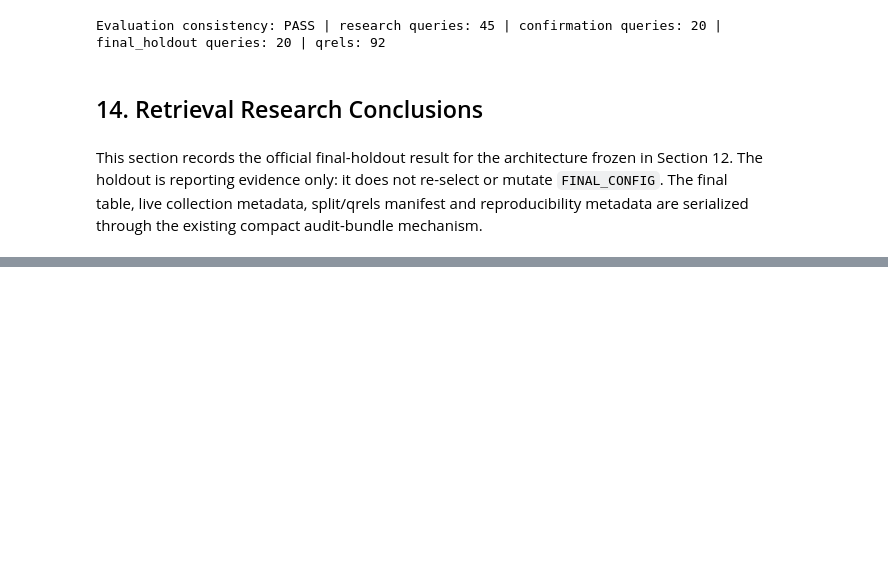
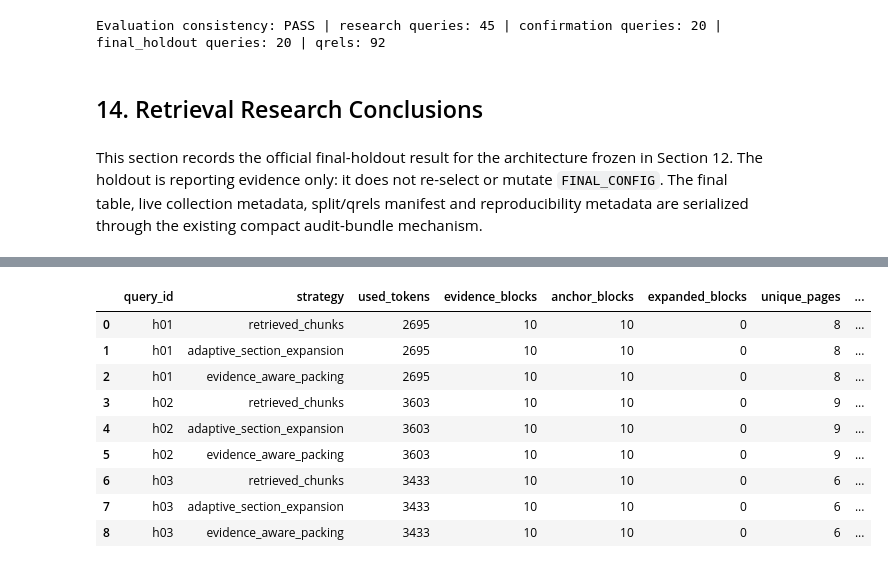
Before and after one commit to artyomboyko/Qdrant_Final_Project, a Jupyter notebook: notebooks/01_qdrant_rag_research_retrieval.ipynb, the cells around one changed output, grey strips where cells are left out. Drawn from its saved outputs; the diff is of its cells as text; code cells hidden in the pictures; blank space fills up the shorter version.

Commit message:
Complete context engineering section

```diff
--- a/notebooks/01_qdrant_rag_research_retrieval.ipynb
+++ b/notebooks/01_qdrant_rag_research_retrieval.ipynb
@@ -8248,0 +9084,87 @@ The retrieval phase is complete: the architecture is frozen, `docs_search_final`
+# %%
+context_sanity_queries = (
+    all_evaluation_df.loc[
+        all_evaluation_df["split"].isin(["research", "confirmation"]),
+        ["query_id", "query", "split"],
+    ]
+    .sort_values("query_id")
+    .head(CONTEXT_SANITY_QUERIES)
+    .copy()
+)
+assert len(context_sanity_queries) == CONTEXT_SANITY_QUERIES
+assert context_sanity_queries["query_id"].is_unique
+assert context_sanity_queries["split"].isin(["research", "confirmation"]).all()
+
+context_retrieval_inputs, context_packs, context_diagnostics = {}, {}, []
+for row in tqdm(context_sanity_queries.itertuples(index=False),
+                total=len(context_sanity_queries), desc="Context sanity", unit="query"):
+    points = _query_final_points(
+        row.query, client=cloud_client, collection_name=FINAL_CONFIG["collection_name"],
+        payload=list(CONTEXT_PAYLOAD),
+    )
+    candidates = normalize_context_candidates(points)[:FINAL_CONFIG["retrieval"]["top_k"]]
+    context_retrieval_inputs[row.query_id] = candidates
+    original_by_rank = {c.retrieval_rank: c for c in candidates}
+    for strategy in CONTEXT_STRATEGIES:
+        pack = build_context(row.query, candidates, strategy)
+        context_packs[row.query_id, strategy] = pack
+        assert pack.context_text and pack.evidence_blocks, (row.query_id, strategy)
+        assert pack.used_tokens == count_context_tokens(pack.context_text) <= pack.token_budget
+        assert list(pack.sources) == [f"S{i}" for i in range(1, len(pack.evidence_blocks) + 1)]
+        identities, pages, expanded_text_keys = [], set(), []
+        anchor_text_keys = {context_text_key(c.chunk_text) for c in candidates}
+        for block in pack.evidence_blocks:
+            anchor = original_by_rank[block.retrieval_rank]
+            identities.append(anchor.identity)
+            pages.add(anchor.page_identity)
+            assert block.point_id == anchor.point_id
+            assert (block.page_title, block.section_title, block.page_url, block.section_url) == (
+                anchor.page_title, anchor.section_title, anchor.page_url, anchor.section_url,
+            )
+            assert block.breadcrumbs == anchor.breadcrumbs
+            assert pack.sources[block.source_id] == (anchor.section_url or anchor.page_url)
+            url = pack.sources[block.source_id]
+            assert url and urlparse(url).scheme in ("http", "https") and urlparse(url).netloc
+            assert block.expanded_with in (None, "prev", "next")
+            expected_content = anchor.chunk_text
+            if block.expanded_with:
+                neighbor = getattr(anchor, f"{block.expanded_with}_section_text")
+                assert neighbor
+                neighbor_key = context_text_key(neighbor)
+                assert neighbor_key not in anchor_text_keys
+                expanded_text_keys.append(neighbor_key)
+                expected_content = (
+                    f"Anchor:\n{anchor.chunk_text}\n\n"
+                    f"Relevant adjacent context ({block.expanded_with}):\n{neighbor}"
+                )
+            assert block.content == expected_content
+        assert len(identities) == len(set(identities))
+        assert len(expanded_text_keys) == len(set(expanded_text_keys))
+        if strategy == "retrieved_chunks":
+            assert all(b.expanded_with is None for b in pack.evidence_blocks)
+            assert [b.retrieval_rank for b in pack.evidence_blocks] == sorted(
+                b.retrieval_rank for b in pack.evidence_blocks
+            )
+        expanded = sum(b.expanded_with is not None for b in pack.evidence_blocks)
+        context_diagnostics.append({
+            "query_id": row.query_id, "strategy": strategy,
+            "used_tokens": pack.used_tokens, "evidence_blocks": len(pack.evidence_blocks),
+            "anchor_blocks": len(pack.evidence_blocks) - expanded,
+            "expanded_blocks": expanded, "unique_pages": len(pages),
+            "budget_utilization": pack.used_tokens / pack.token_budget,
+        })
+
+context_diagnostics_df = pd.DataFrame(context_diagnostics)
+display(context_diagnostics_df.round(3))
+print("Context sanity: PASS. All rendered contexts fit the 4096-token evidence budget.")
+# %% [output]
+|  | query_id | strategy | used_tokens | evidence_blocks | anchor_blocks | expanded_blocks | unique_pages | ... |
+| 0 | h01 | retrieved_chunks | 2695 | 10 | 10 | 0 | 8 | ... |
+| 1 | h01 | adaptive_section_expansion | 2695 | 10 | 10 | 0 | 8 | ... |
+| 2 | h01 | evidence_aware_packing | 2695 | 10 | 10 | 0 | 8 | ... |
+| 3 | h02 | retrieved_chunks | 3603 | 10 | 10 | 0 | 9 | ... |
+| 4 | h02 | adaptive_section_expansion | 3603 | 10 | 10 | 0 | 9 | ... |
+| 5 | h02 | evidence_aware_packing | 3603 | 10 | 10 | 0 | 9 | ... |
+| 6 | h03 | retrieved_chunks | 3433 | 10 | 10 | 0 | 6 | ... |
+| 7 | h03 | adaptive_section_expansion | 3433 | 10 | 10 | 0 | 6 | ... |
+| 8 | h03 | evidence_aware_packing | 3433 | 10 | 10 | 0 | 6 | ... |
```
Also changed, not shown: parts of 100 cells of this notebook.
